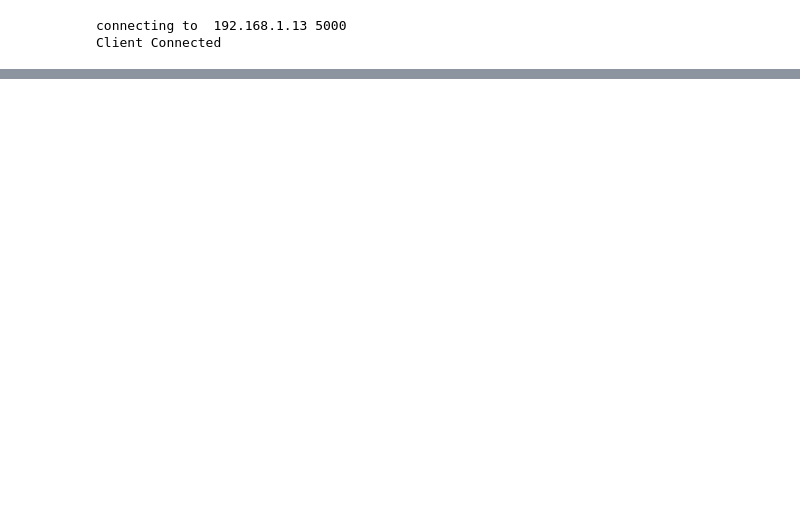
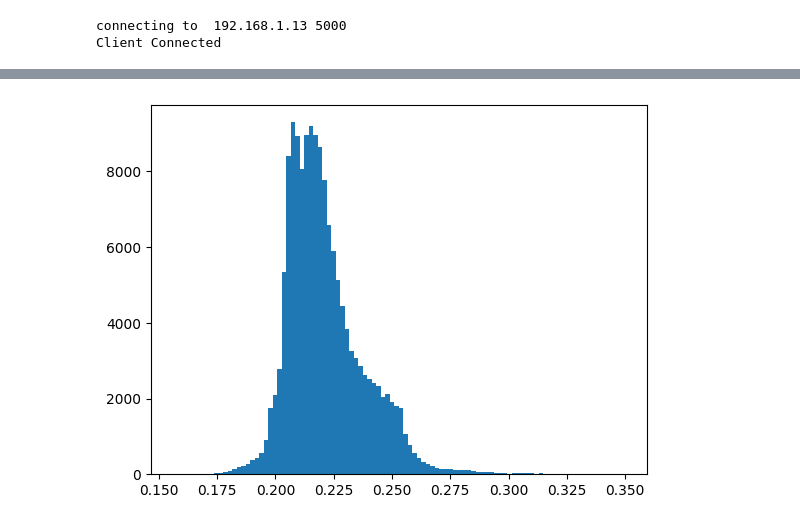
Before and after one commit to JulHeg/PigouvianWidthTax, a Jupyter notebook: scanner.ipynb, the cells around one changed output, grey strips where cells are left out. Cells and saved outputs as stored; diff of their text form; code cells hidden in the pictures; blank space fills up the shorter version.

```diff
--- a/scanner.ipynb
+++ b/scanner.ipynb
@@ -69,0 +88,5 @@ plt.show()
+# %%
+plt.hist(preprocess_image(phase_img).flatten(), bins=100)
+plt.show()
+# %% [output]
+[figure, added]
```
Also changed, not shown: parts of 13 cells of this notebook, 38 other files.
